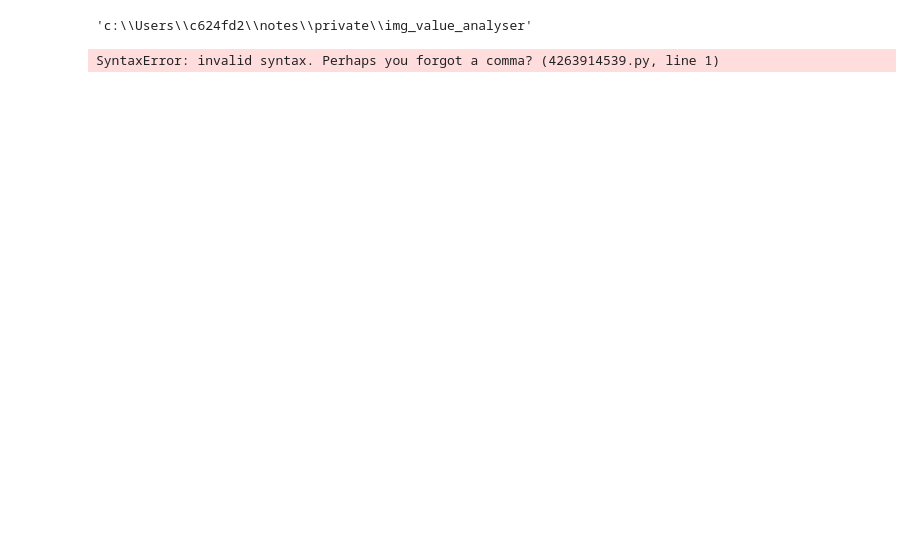
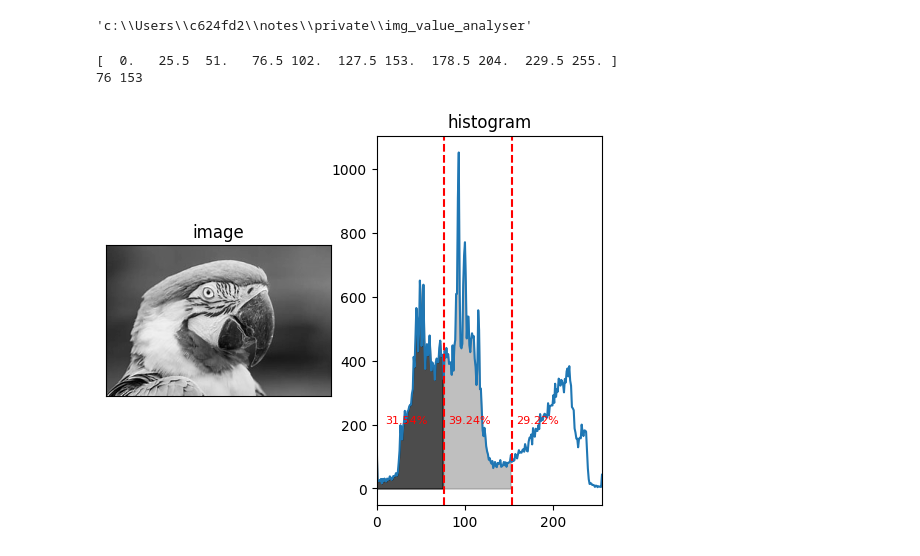
Before and after one commit to fifdick/img_value_analyser, a Jupyter notebook: ganalysis.ipynb, the cells around one changed output. Saved outputs shown, nothing was run; the diff lists cells and outputs as text; code cells hidden in the pictures; blank space fills up the shorter version.

```diff
--- a/ganalysis.ipynb
+++ b/ganalysis.ipynb
@@ -123,4 +57,6 @@ app = App(app_ui, server)
-# %%
-shiny run app --reload
-# %% [output]
-SyntaxError: invalid syntax. Perhaps you forgot a comma? (4263914539.py, line 1)
+# %%
+get_image_info(img)
+# %% [output]
+[  0.   25.5  51.   76.5 102.  127.5 153.  178.5 204.  229.5 255. ]
+76 153
+[figure, added]
```
Also changed, not shown: parts of 2 cells of this notebook.
